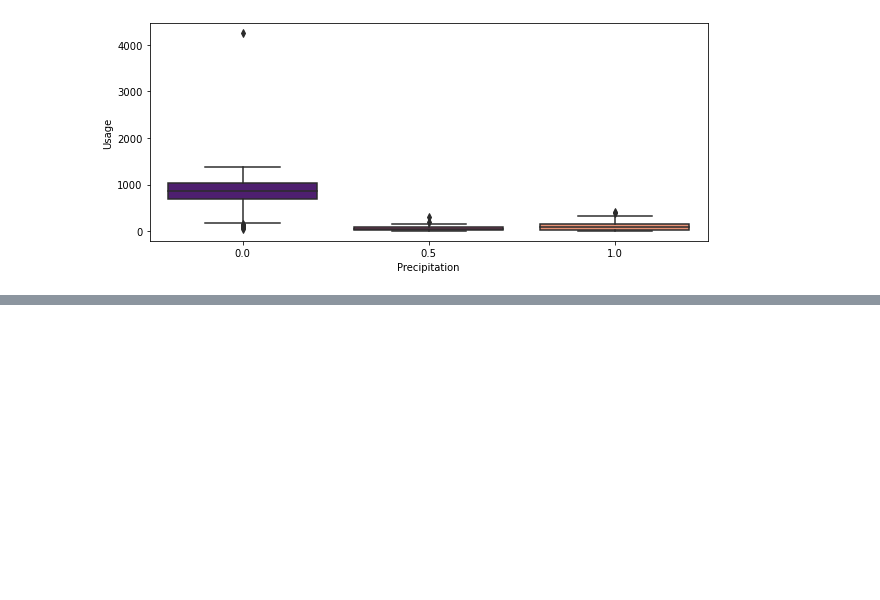
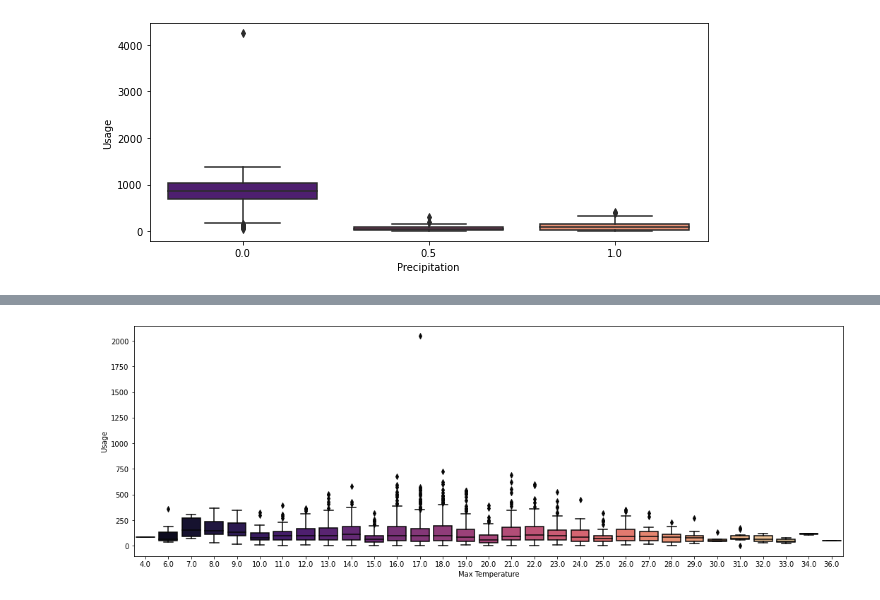
Before and after one commit to katekuian/aa_2021_magma, a Jupyter notebook: 02_descriptive_analytics/01_temporal_demand_patterns_and_seasonality.ipynb, the cells around one changed output, grey strips where cells are left out. Cells and saved outputs as stored; diff of their text form; code cells hidden in the pictures; blank space fills up the shorter version.

Commit message:
Plot demand patterns for temperature

```diff
--- a/02_descriptive_analytics/01_temporal_demand_patterns_and_seasonality.ipynb
+++ b/02_descriptive_analytics/01_temporal_demand_patterns_and_seasonality.ipynb
@@ -124,0 +127,4 @@ plt.show()
+# %%
+trips_hourly_engineered_temp = trips_hourly_engineered
+trips_hourly_engineered_temp["max_temp"]= trips_hourly_engineered_temp["max_temp"].round()
+trips_hourly_engineered_temp
@@ -124,0 +146,14 @@ plt.show()
+# %%
+#group by temperature and plot
+trips_hourly_engineered_temp = trips_hourly_engineered_temp.groupby(["day_of_year","max_temp"])["ongoing_trips_total"].sum()
+trips_hourly_engineered_temp = pd.DataFrame(trips_hourly_engineered_temp)
+
+fig,ax = plt.subplots(figsize=(18,6))
+
+sns.boxplot(x=trips_hourly_engineered_temp.index.get_level_values(1), y=trips_hourly_engineered_temp["ongoing_trips_total"],ax=ax, palette="magma")
+ax.set_title("", fontsize=18, fontname="Arial")
+ax.set_xlabel("Max Temperature")
+ax.set_ylabel("Usage")
+plt.show()
+# %% [output]
+[figure, added]
```
Also changed, not shown: parts of 3 cells of this notebook.
